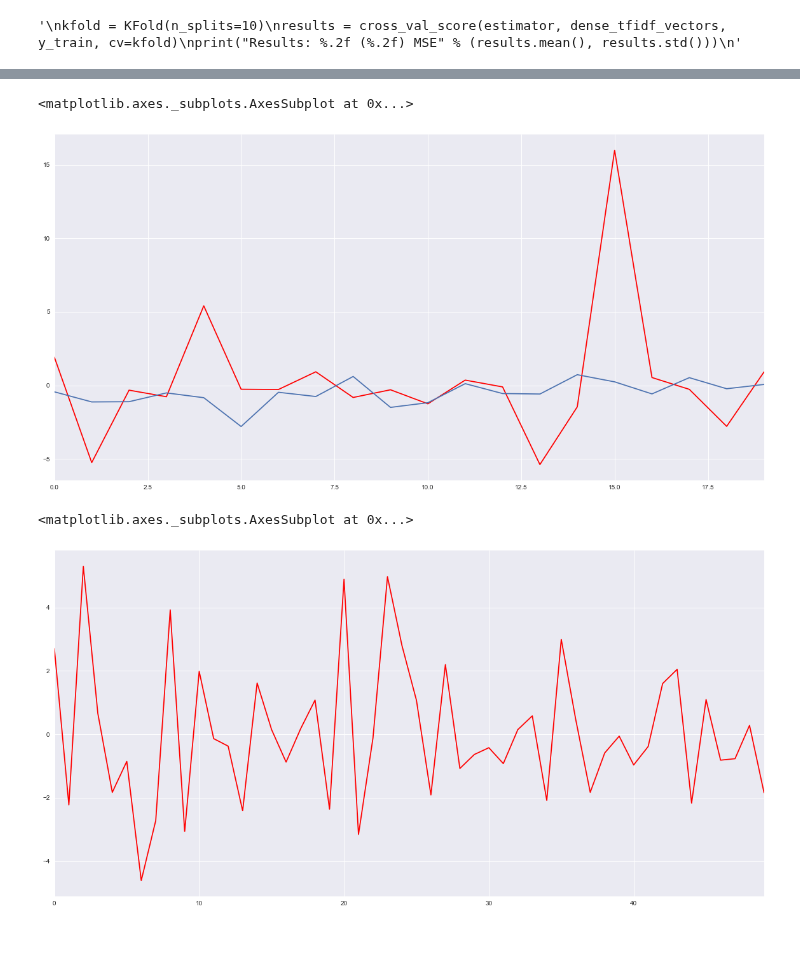
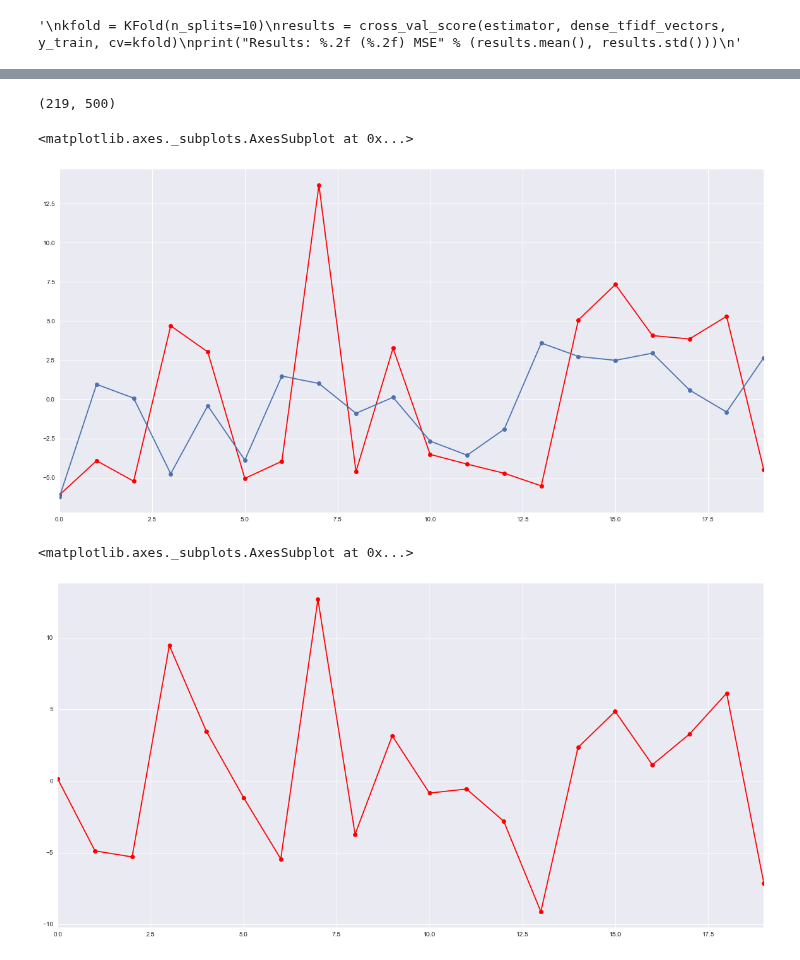
Before and after one commit to minimalgeek/Python, a Jupyter notebook: NLP/SeekingAlpha/SeekingAlpha sentiment analysis 2.3 - DNN 1day pct.ipynb, the cells around one changed output, grey strips where cells are left out. Cells and saved outputs as stored; diff of their text form; code cells hidden in the pictures.

```diff
--- a/NLP/SeekingAlpha/SeekingAlpha sentiment analysis 2.3 - DNN 1day pct.ipynb
+++ b/NLP/SeekingAlpha/SeekingAlpha sentiment analysis 2.3 - DNN 1day pct.ipynb
@@ -72,7 +92,7 @@ def baseline_model():
     model.compile(loss='mean_squared_error', optimizer='adam')
     return model
 # %%
-estimator = KerasRegressor(build_fn=baseline_model, epochs=20, batch_size=10, verbose=2)
+estimator = KerasRegressor(build_fn=baseline_model, epochs=100, batch_size=5, verbose=2)
 # %%
 '''
 kfold = KFold(n_splits=10)
@@ -82,5 +102,5 @@ print("Results: %.2f (%.2f) MSE" % (results.mean(), results.std()))
 # %% [output]
 '\nkfold = KFold(n_splits=10)\nresults = cross_val_score(estimator, dense_tfidf_vectors, y_train, cv=kfold)\nprint("Results: %.2f (%.2f) MSE" % (results.mean(), results.std()))\n'
 # %%
-estimator.fit(dense_tfidf_vectors, y_train)
+estimator.fit(lsa_vectors, y_train)
 # %% [output]
@@ -104,25 +124,27 @@ Epoch 200/200
 <keras.callbacks.History at 0x...>
 # %%
-test_vectors = tfidf.transform(X_test)
+test_vectors = lsa.transform(X_test)
-# %%
-test_vectors = test_vectors.toarray()
+# %%
+test_vectors.shape
+# %% [output]
+(219, 500)
 # %%
 y_predicted = estimator.predict(test_vectors)
 # %%
 plt.figure(figsize=(20,10))
-sns.tsplot(y_test[130:150], color='r')
-sns.tsplot(y_predicted[130:150])
+sns.tsplot(y_test[0:20], color='r', marker='o')
+sns.tsplot(y_predicted[0:20], marker='o')
 # %% [output]
 <matplotlib.axes._subplots.AxesSubplot at 0x...>
-[figure, old version]
+[figure, new version]
 # %%
 plt.figure(figsize=(20,10))
 #sns.tsplot(y_test[0:50])
 error = y_test-y_predicted
-sns.tsplot(error[0:50], color='r')
+sns.tsplot(error[0:20], color='r', marker='o')
 # %% [output]
 <matplotlib.axes._subplots.AxesSubplot at 0x...>
-[figure, old version]
+[figure, new version]
 # %%
 error_value = mean_squared_error(y_test, y_predicted)
 # %%
```
Also changed, not shown: parts of 16 cells of this notebook, 8 other files.
